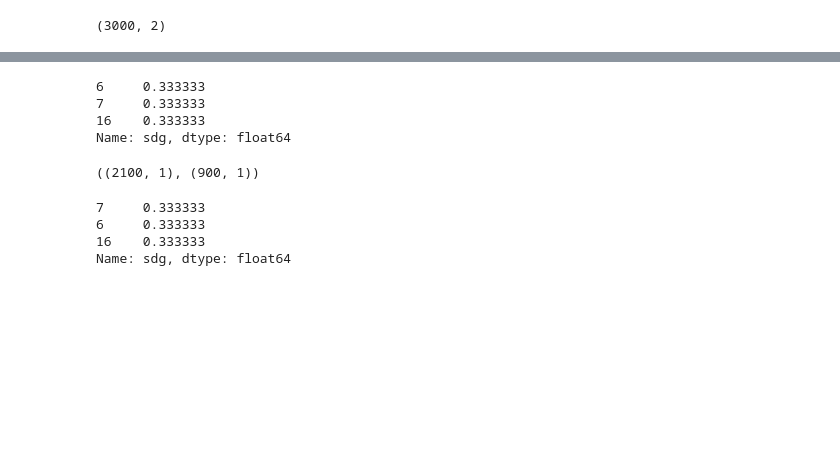
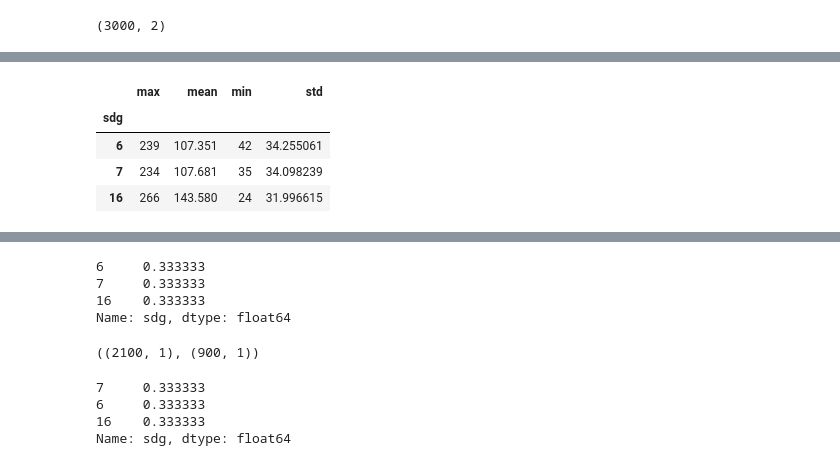
Before and after one commit to montejs3/ProyectoBI, a Jupyter notebook: modeloODS.ipynb, the cells around one changed output, grey strips where cells are left out. Saved outputs shown, nothing was run; the diff lists cells and outputs as text; code cells hidden in the pictures; blank space fills up the shorter version.

```diff
--- a/modeloODS.ipynb
+++ b/modeloODS.ipynb
@@ -25,3 +66,3 @@ from sklearn.pipeline import Pipeline
 # %%
-pd.set_option("display.max_colwidth", None)
+# pd.set_option("display.max_colwidth", None)
 # %%
@@ -72,0 +119,9 @@ df.sample(5)
+# %%
+dist_per_target= pd.pivot_table(df, values='document_lengths', index=['sdg'], aggfunc={'document_lengths': [np.mean, min, max,np.std]})
+dist_per_target
+# %% [output]
+|  | max | mean | min | std |
+| sdg |  |  |  |  |
+| 6 | 239 | 107.351 | 42 | 34.255061 |
+| 7 | 234 | 107.681 | 35 | 34.098239 |
+| 16 | 266 | 143.580 | 24 | 31.996615 |
```
Also changed, not shown: parts of 24 cells of this notebook.
